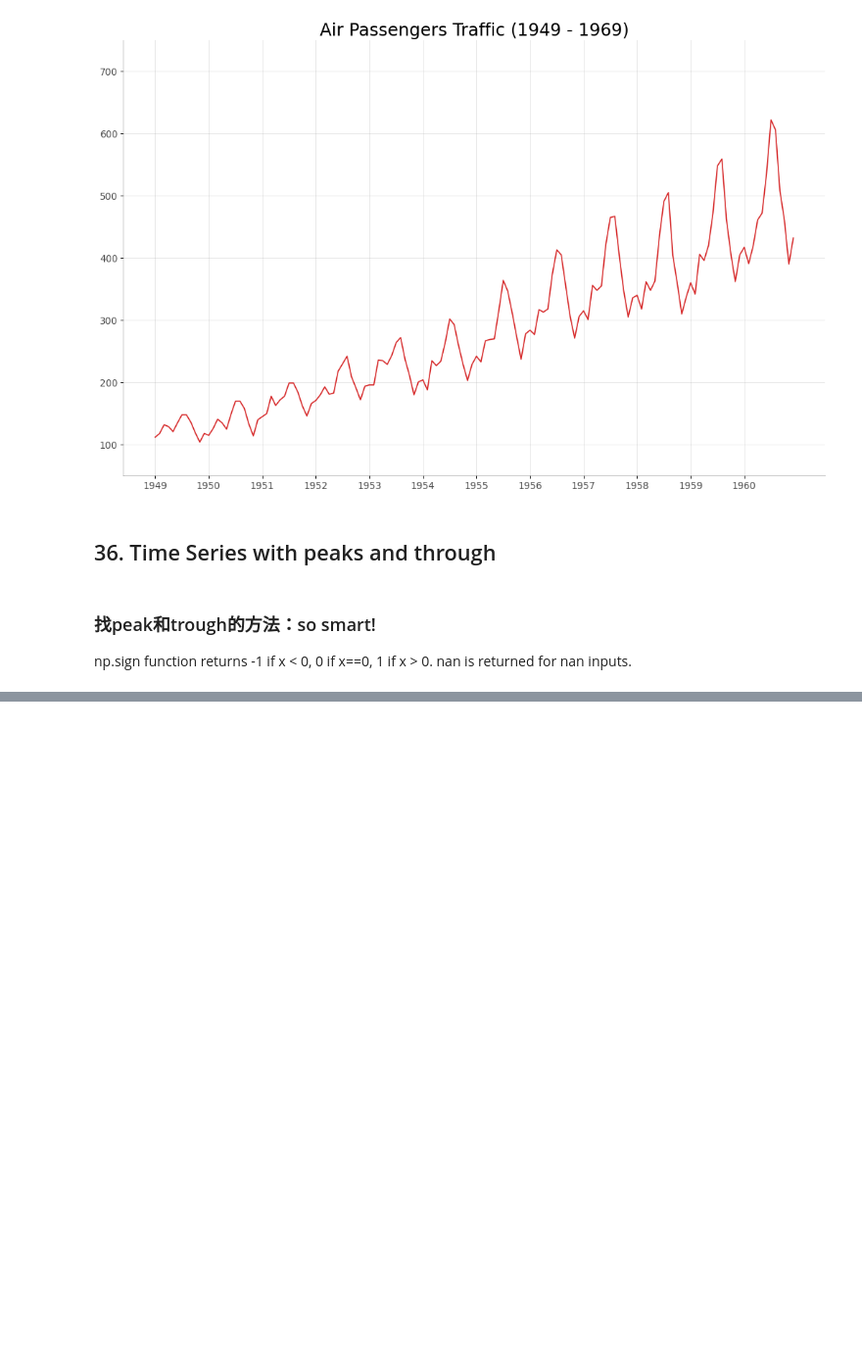
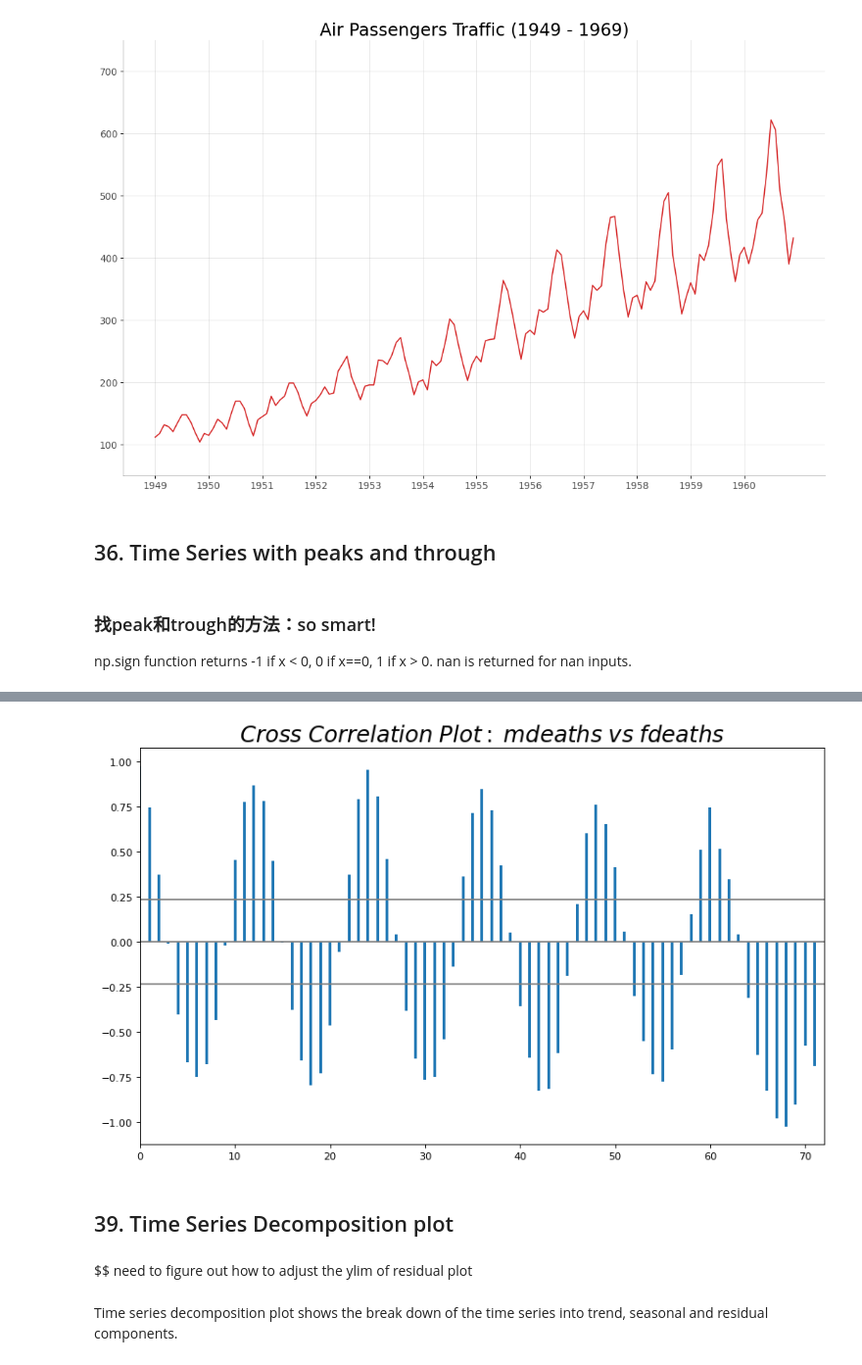
Before and after one commit to Fruitcoco/2023summer, a Jupyter notebook: matplotlib_visualizations/Change/times_series_and_other_graphs_that_represent_change.ipynb, the cells around one changed output, grey strips where cells are left out. Shown at 98% size. Cells and saved outputs as stored; diff of their text form; code cells hidden in the pictures; blank space fills up the shorter version.

```diff
--- a/matplotlib_visualizations/Change/times_series_and_other_graphs_that_represent_change.ipynb
+++ b/matplotlib_visualizations/Change/times_series_and_other_graphs_that_represent_change.ipynb
@@ -89,0 +126,33 @@ array([ 1,  1, -1, -1,  1,  1,  0, -1, -1, -1,  1, -1,  1,  1, -1, -1,  1,
+# %%
+import statsmodels.tsa.stattools as stattools
+# Import Data
+df = pd.read_csv('https://github.com/selva86/datasets/raw/master/mortality.csv')
+x = df['mdeaths']
+y = df['fdeaths']
+# Compute Cross Correlations
+ccs = stattools.ccf(x, y)[:100]
+nlags = len(ccs)
+# Compute the Significance level
+# ref: https://stats.stackexchange.com/questions/3115/cross-correlation-significance-in-r/3128#3128
+conf_level = 2 / np.sqrt(nlags)
+# %%
+#plot
+plt.figure(figsize=(12,7),dpi=80)
+plt.hlines(0,xmin=0,xmax=100,color='gray')    #0 axies
+plt.hlines(conf_level,xmin=0,xmax=100,color='gray')
+plt.hlines(-conf_level,xmin=0,xmax=100,color='gray')
+
+plt.bar(x=np.arange(len(ccs)),height=ccs,width=.3)
+
+#Decoration
+plt.title('$Cross\; Correlation\; Plot:\; mdeaths\; vs\; fdeaths$', fontsize=22)
+plt.xlim(0,len(ccs))
+plt.show()
+# %% [output]
+[figure, added]
+# %% [markdown]
+## 39. Time Series Decomposition plot
+# %% [markdown]
+$$ need to figure out how to adjust the ylim of residual plot
+# %% [markdown]
+Time series decomposition plot shows the break down of the time series into trend, seasonal and residual components.
```
Also changed, not shown: parts of 41 cells of this notebook.
